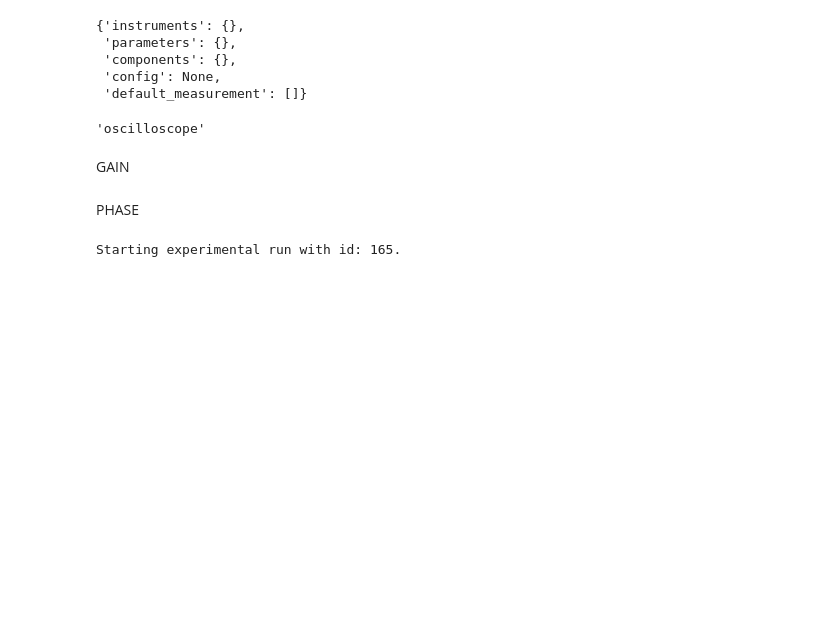
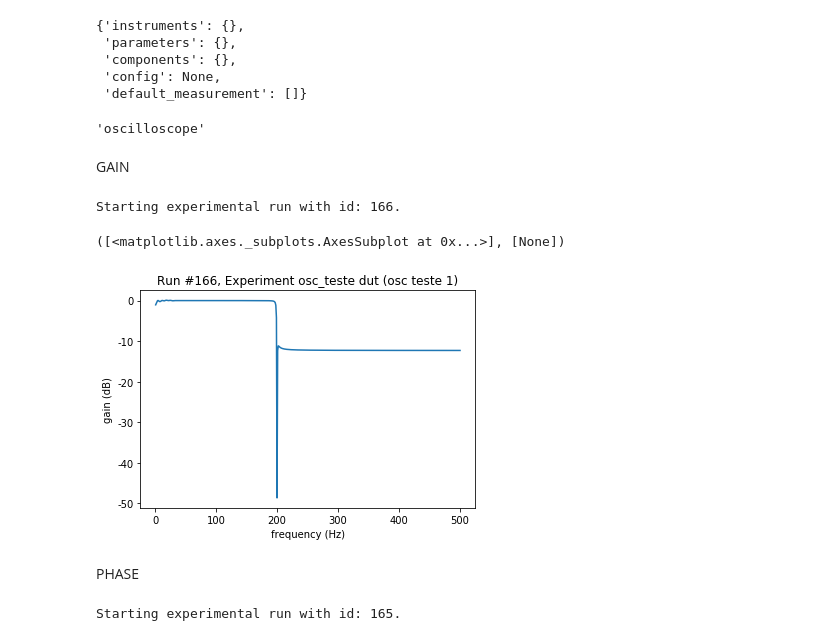
Before and after one commit to quantum-devices-physics-lab/measurement-instruments-python, a Jupyter notebook: QCodes_teste.ipynb, the cells around one changed output. Saved outputs shown, nothing was run; the diff lists cells and outputs as text; code cells hidden in the pictures; blank space fills up the shorter version.

```diff
--- a/QCodes_teste.ipynb
+++ b/QCodes_teste.ipynb
@@ -136,18 +136,25 @@ GAIN
 meas = Measurement(exp=exp, station=station)
 
 meas.register_parameter(PSG1.freq)
-meas.register_parameter(phaseGain, setpoints=[PSG1.freq])
+meas.register_parameter(gain, setpoints=[PSG1.freq])
 
 aDUT.omega0(200)
-PSG2.phase(np.pi/2)
+PSG2.phase(0)
 
 with meas.run() as datasaver:
     for aFreq in np.linspace(1,500,500):
         PSG1.freq(aFreq)
         PSG2.freq(aFreq)
-        datasaver.add_result((phaseGain, phaseGain()), (PSG1.freq, PSG1.freq()))
+        datasaver.add_result((gain, gain()), (PSG1.freq, PSG1.freq()))
 
 dataset = datasaver.dataset
+# %% [output]
+Starting experimental run with id: 166.
+# %%
+plot_dataset(dataset)
+# %% [output]
+([<matplotlib.axes._subplots.AxesSubplot at 0x...>], [None])
+[figure, added]
 # %% [markdown]
 PHASE
 # %%
```
Also changed, not shown: parts of 1 cell of this notebook.
